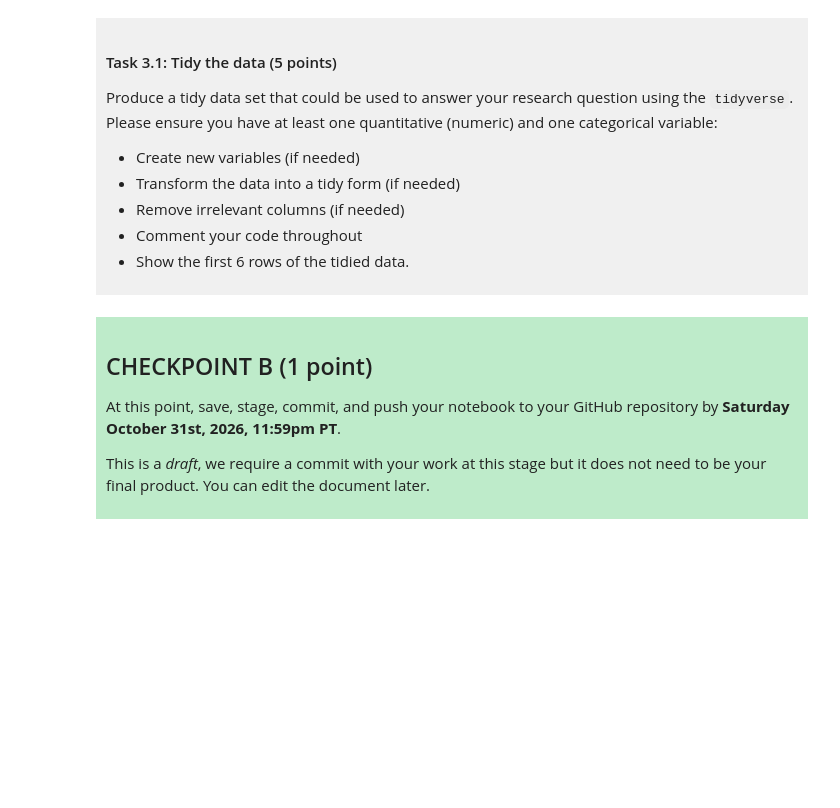
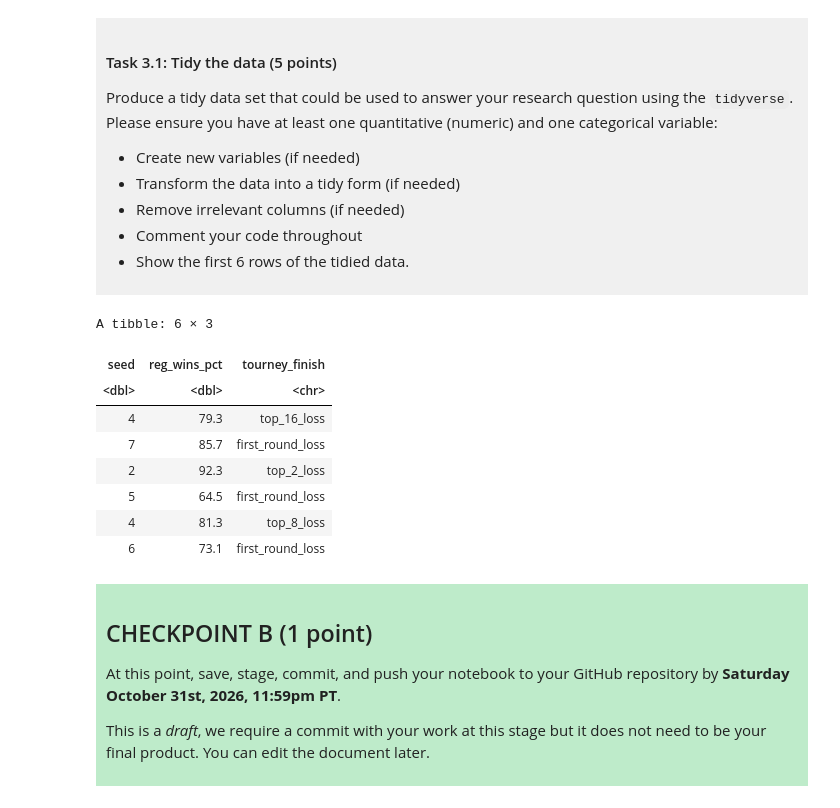
Before and after one commit to Tyler-Seymourm/DCSI-100-project1, a Jupyter notebook: dsci-100-project-notebook.ipynb, the cells around one changed output. Cells and saved outputs as stored; diff of their text form; code cells hidden in the pictures; blank space fills up the shorter version.

```diff
--- a/dsci-100-project-notebook.ipynb
+++ b/dsci-100-project-notebook.ipynb
@@ -189,7 +220,20 @@ Produce a tidy data set that could be used to answer your research question usin
 
 </div>
 # %%
-### EDIT THIS CODE CELL ###
+tidy_data <- data|>
+select(seed, reg_wins_pct, tourney_finish) #selecting the columns relevant to the research question.
+head(tidy_data) #displaying the first six rows
+#the data is already tidy and no knew variables are required.
+# %% [output]
+A tibble: 6 × 3
+| seed | reg_wins_pct | tourney_finish |
+| <dbl> | <dbl> | <chr> |
+| 4 | 79.3 | top_16_loss |
+| 7 | 85.7 | first_round_loss |
+| 2 | 92.3 | top_2_loss |
+| 5 | 64.5 | first_round_loss |
+| 4 | 81.3 | top_8_loss |
+| 6 | 73.1 | first_round_loss |
 # %% [markdown]
 <div style="background-color: #beebca; padding: 10px;">
 
```
Also changed, not shown: parts of 3 cells of this notebook.
